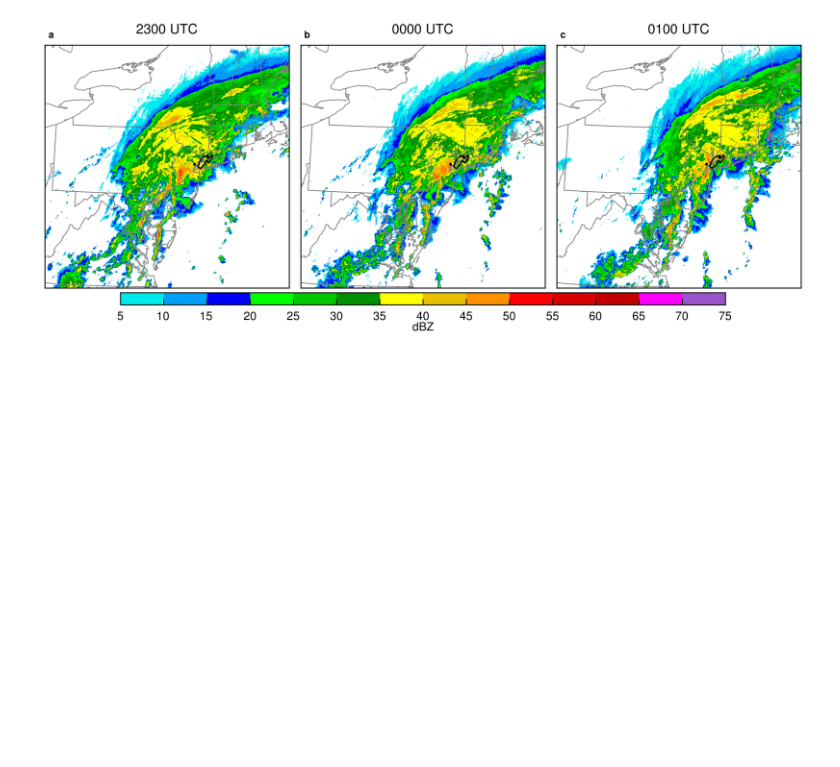
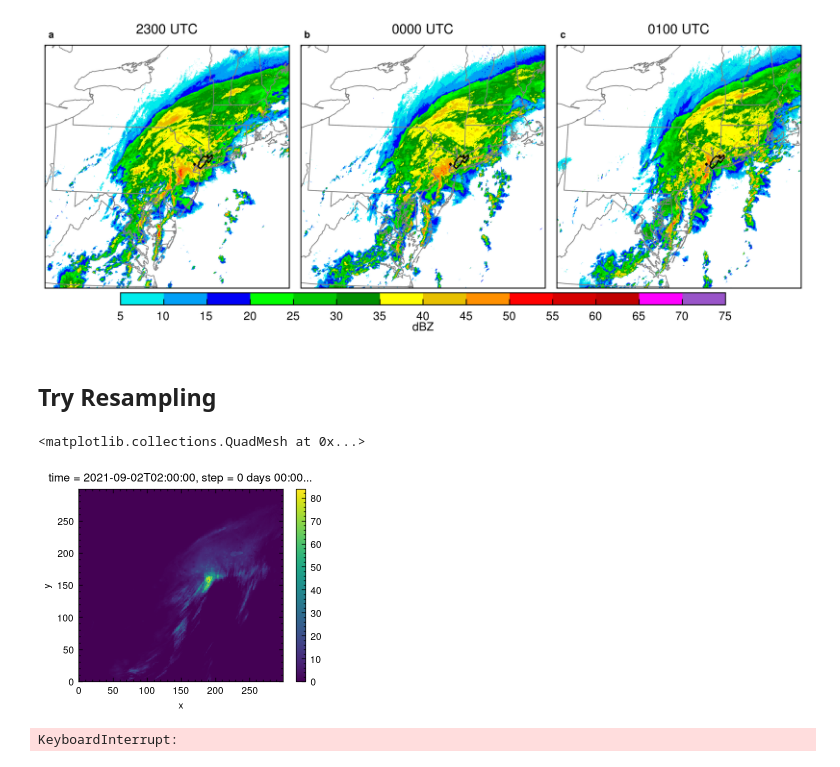
Before and after one commit to tyfolino/ida-precip, a Jupyter notebook: new-wofs/MRMS.ipynb, the cells around one changed output. Saved outputs shown, nothing was run; the diff lists cells and outputs as text; code cells hidden in the pictures; blank space fills up the shorter version.

```diff
--- a/new-wofs/MRMS.ipynb
+++ b/new-wofs/MRMS.ipynb
@@ -340,3 +407,21 @@ cb.ax.tick_params(labelsize=6)
 plt.show()
 # %% [output]
 [figure]
+# %% [markdown]
+## Try Resampling
+# %%
+mrms_lon, mrms_lat = np.meshgrid(lon, lat)
+
+source_grid = {'lon' : mrms_lon, 'lat': mrms_lat}
+target_grid = {'lon': wofs_lon.values, 'lat': wofs_lat.values}
+
+regridder = xe.Regridder(hourly, target_grid, method='bilinear', periodic=False, reuse_weights=False)
+# %%
+regridder(hourly).plot()
+# %% [output]
+<matplotlib.collections.QuadMesh at 0x...>
+[figure, added]
+# %%
+regridder(hourly).where(aoi)
+# %% [output]
+KeyboardInterrupt:
```
Also changed, not shown: parts of 7 cells of this notebook, 7 other files.
